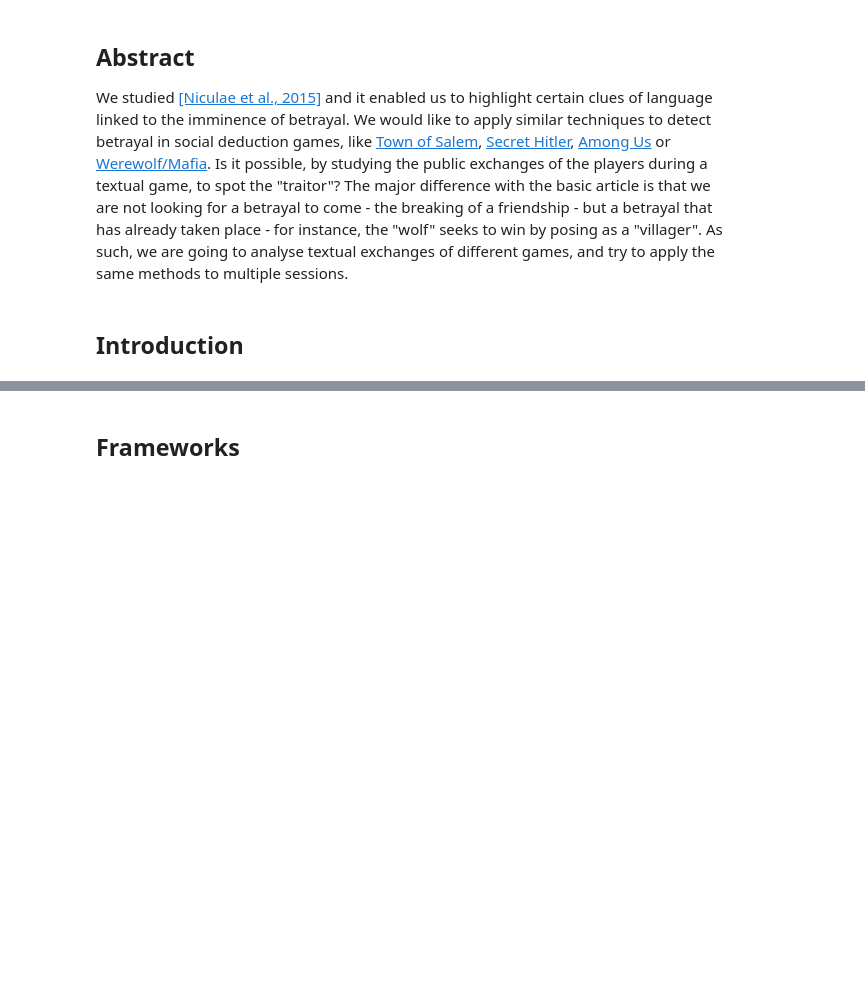
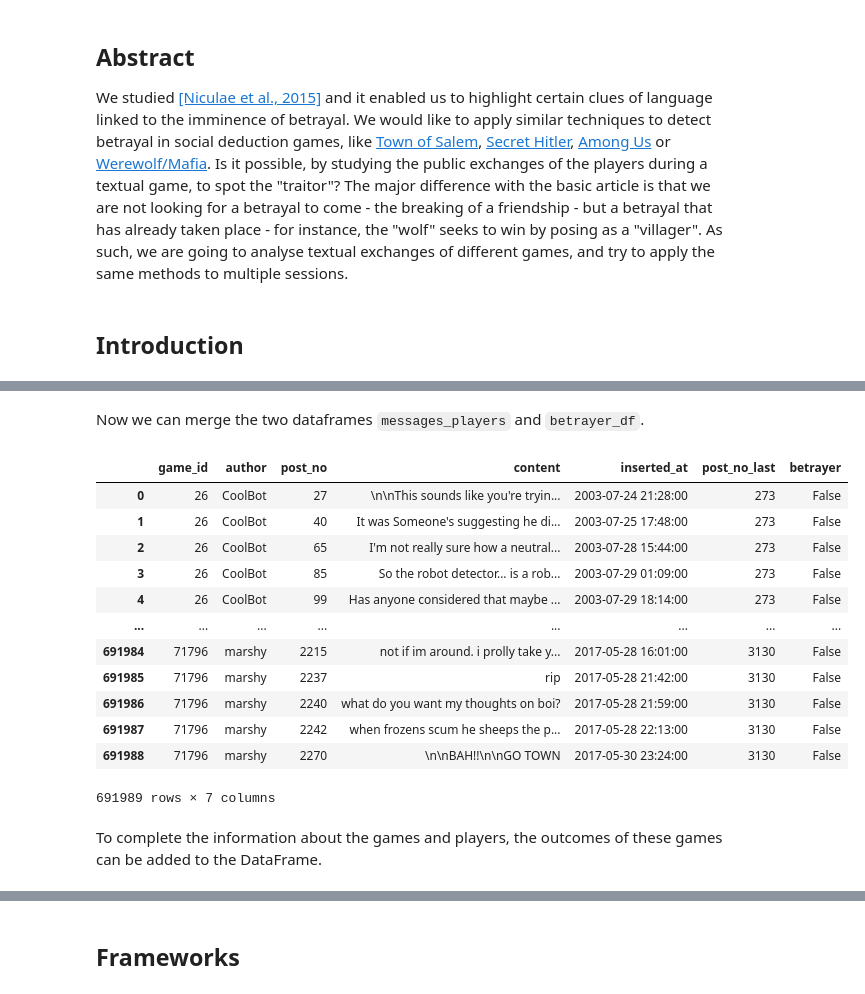
Before and after one commit to epfl-ada/ada-2020-project-milestone-p3-p3_bamboozled-gang, a Jupyter notebook: project_report.ipynb, the cells around one changed output, grey strips where cells are left out. Cells and saved outputs as stored; diff of their text form; code cells hidden in the pictures; blank space fills up the shorter version.

```diff
--- a/project_report.ipynb
+++ b/project_report.ipynb
@@ -26,0 +188,4 @@ Dadida ce que l'on compte réexploiter
+# %%
+# Find for each game the last post talking about a vote => the end of the game.
+last_posts = vote_counts['post_no'].max(level=0)
+last_posts.head()
@@ -26,0 +202,4 @@ Dadida ce que l'on compte réexploiter
+# %%
+# Add a new column with the number of the last message
+posts_mafia = posts_mafia.join(last_posts, rsuffix='_last', how='inner')
+posts_mafia
@@ -26,0 +261,21 @@ Dadida ce que l'on compte réexploiter
+# %% [markdown]
+Now we can merge the two dataframes `messages_players` and `betrayer_df`.
+# %%
+messages_players = messages_players.merge(betrayer_df, left_index = True, right_index = True).reset_index()
+messages_players
+# %% [output]
+|  | game_id | author | post_no | content | inserted_at | post_no_last | betrayer |
+| 0 | 26 | CoolBot | 27 | \n\nThis sounds like you're tryin... | 2003-07-24 21:28:00 | 273 | False |
+| 1 | 26 | CoolBot | 40 | It was Someone's suggesting he di... | 2003-07-25 17:48:00 | 273 | False |
+| 2 | 26 | CoolBot | 65 | I'm not really sure how a neutral... | 2003-07-28 15:44:00 | 273 | False |
+| 3 | 26 | CoolBot | 85 | So the robot detector... is a rob... | 2003-07-29 01:09:00 | 273 | False |
+| 4 | 26 | CoolBot | 99 | Has anyone considered that maybe ... | 2003-07-29 18:14:00 | 273 | False |
+| ... | ... | ... | ... | ... | ... | ... | ... |
+| 691984 | 71796 | marshy | 2215 | not if im around. i prolly take y... | 2017-05-28 16:01:00 | 3130 | False |
+| 691985 | 71796 | marshy | 2237 | rip | 2017-05-28 21:42:00 | 3130 | False |
+| 691986 | 71796 | marshy | 2240 | what do you want my thoughts on boi? | 2017-05-28 21:59:00 | 3130 | False |
+| 691987 | 71796 | marshy | 2242 | when frozens scum he sheeps the p... | 2017-05-28 22:13:00 | 3130 | False |
+| 691988 | 71796 | marshy | 2270 | \n\nBAH!!\n\nGO TOWN | 2017-05-30 23:24:00 | 3130 | False |
+691989 rows × 7 columns
+# %% [markdown]
+To complete the information about the games and players, the outcomes of these games can be added to the DataFrame.
```
Also changed, not shown: parts of 58 cells of this notebook.
